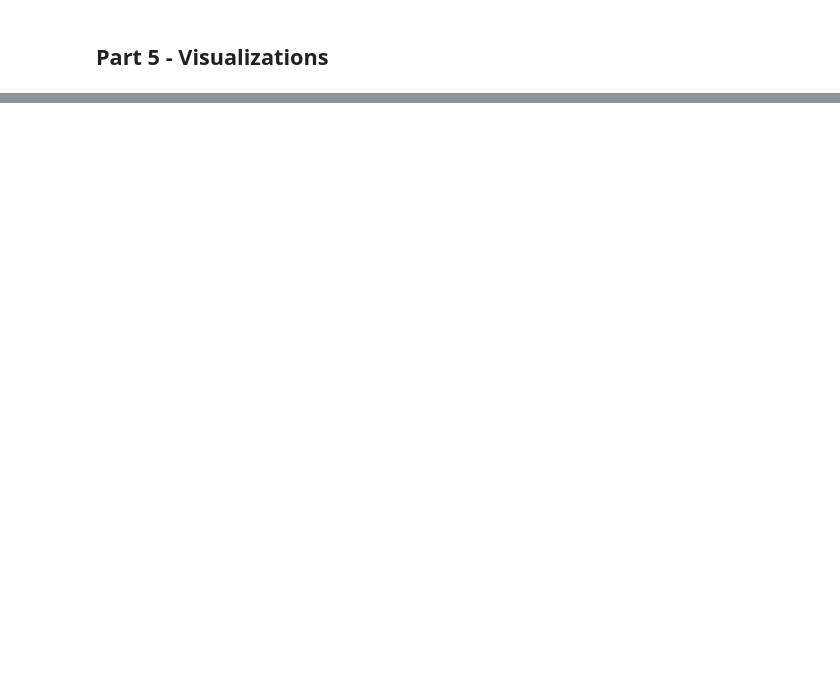
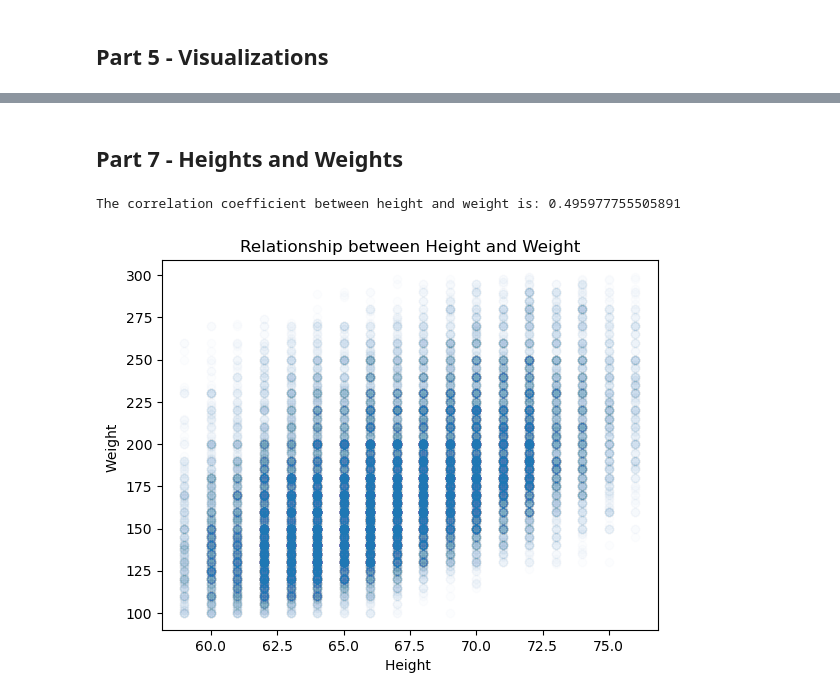
Before and after one commit to yanggezheng/Sourcing-Data-Summary-Statistics-and-Basic-Data-Visualization, a Jupyter notebook: src/homework03.ipynb, the cells around one changed output, grey strips where cells are left out. Drawn from its saved outputs; the diff is of its cells as text; code cells hidden in the pictures; blank space fills up the shorter version.

```diff
--- a/src/homework03.ipynb
+++ b/src/homework03.ipynb
@@ -117,0 +277,44 @@ TODO: write your conclusion here (interpret results of calculations; does it hel
+# %% [markdown]
+## Part 7 - Heights and Weights
+# %%
+from collections import Counter
+import numpy as np
+weights = []
+heights = []
+with open('../data/raw/adult19.csv', "r") as f:
+    reader = csv.reader(f, delimiter=',')
+    next(reader)
+    for row in reader:
+        if row[49] != '' and row[50] != '':
+            weights.append(int(row[49]))
+            heights.append(int(row[50]))
+
+weights = []
+heights = []
+with open('../data/raw/adult19.csv', "r") as f:
+    reader = csv.reader(f, delimiter=',')
+    next(reader)
+    for row in reader:
+        if row[49] != '' and row[50] != '' and int(row[49]) < 500 and int(row[50]) < 90:
+            weights.append(int(row[49]))
+            heights.append(int(row[50]))
+wCounts = Counter(weights)
+hCounts = Counter(heights)
+len(heights)
+
+corr_coef = np.corrcoef(heights, weights)[0, 1]
+
+print("The correlation coefficient between height and weight is:", corr_coef)
+
+plt.scatter(heights, weights, alpha=0.01)
+
+# Add labels and title
+plt.xlabel('Height ')
+plt.ylabel('Weight ')
+plt.title('Relationship between Height and Weight')
+
+# Show the plot
+plt.show()
+# %% [output]
+The correlation coefficient between height and weight is: 0.495977755505891
+[figure, added]
```
Also changed, not shown: parts of 29 cells of this notebook, 4 other files.
